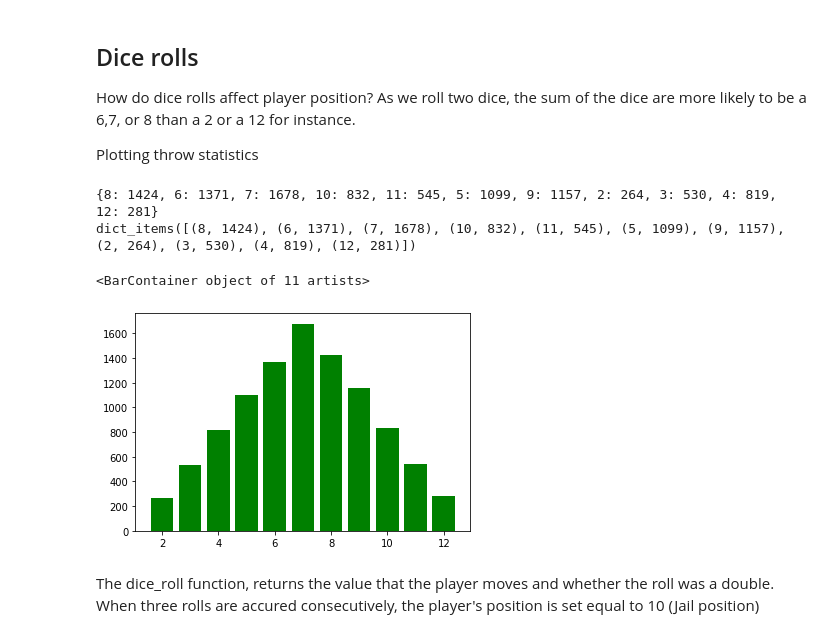
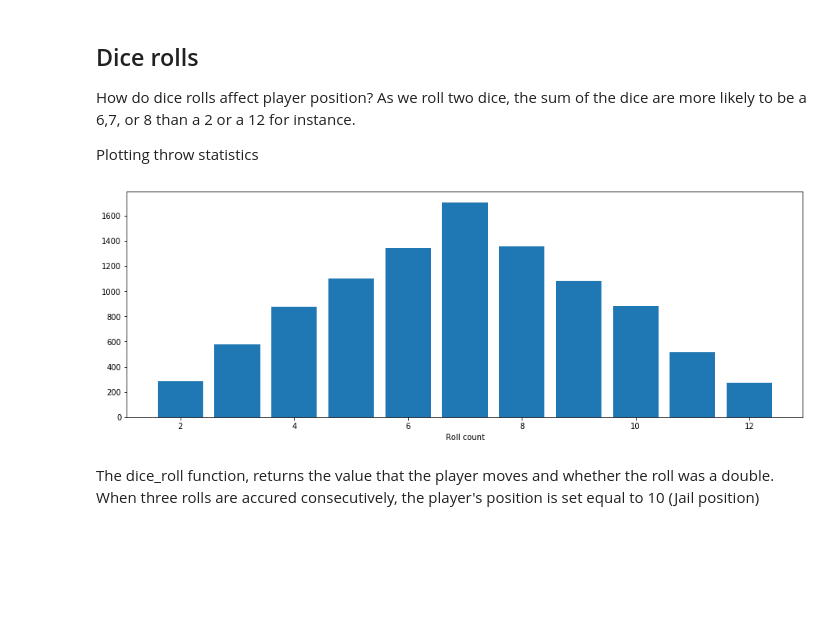
Before and after one commit to underwhelmed-ape/monopoly_simulator, a Jupyter notebook: monopoly_square_visit_counts.ipynb, the cells around one changed output. Saved outputs shown, nothing was run; the diff lists cells and outputs as text; code cells hidden in the pictures; blank space fills up the shorter version.

Commit message:
update notebook and visualisation

```diff
--- a/monopoly_square_visit_counts.ipynb
+++ b/monopoly_square_visit_counts.ipynb
@@ -28,22 +33,22 @@ As we roll two dice, the sum of the dice are more likely to be a 6,7, or 8 than
 
 Plotting throw statistics
 # %%
+from dice import dice_roll
+
 rolls = {}
 for i in range(10000):
     roll = dice_roll()[0]
     if roll in rolls:
         rolls[roll] += 1
     else:
         rolls[roll] = 1
 
-print(rolls)
-print(rolls.items())
-
-plt.bar(list(rolls.keys()), rolls.values(), color='g')
+fig = plt.figure(figsize=(12,4))
+ax = fig.add_axes([0,0,1,1])
+ax.bar(list(rolls.keys()), rolls.values())
+ax.set_xlabel('Roll count')
+plt.show()
 # %% [output]
-{8: 1424, 6: 1371, 7: 1678, 10: 832, 11: 545, 5: 1099, 9: 1157, 2: 264, 3: 530, 4: 819, 12: 281}
-dict_items([(8, 1424), (6, 1371), (7, 1678), (10, 832), (11, 545), (5, 1099), (9, 1157), (2, 264), (3, 530), (4, 819), (12, 281)])
-<BarContainer object of 11 artists>
-[figure, old version]
+[figure, new version]
 # %% [markdown]
 The dice_roll function, returns the value that the player moves and whether the roll was a double. When three rolls are accured consecutively, the player's position is set equal to 10 (Jail position)
```
Also changed, not shown: parts of 13 cells of this notebook.
